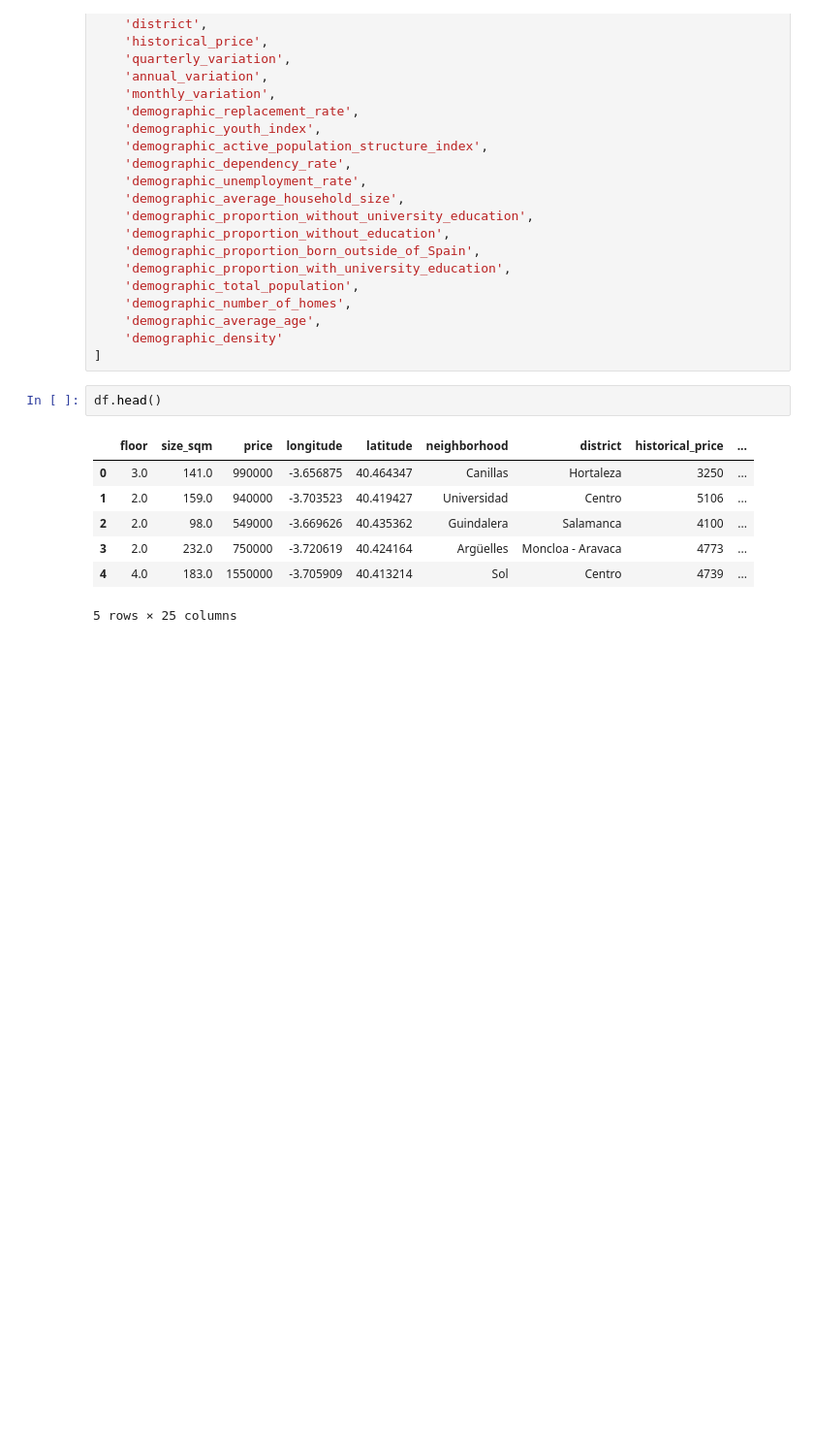
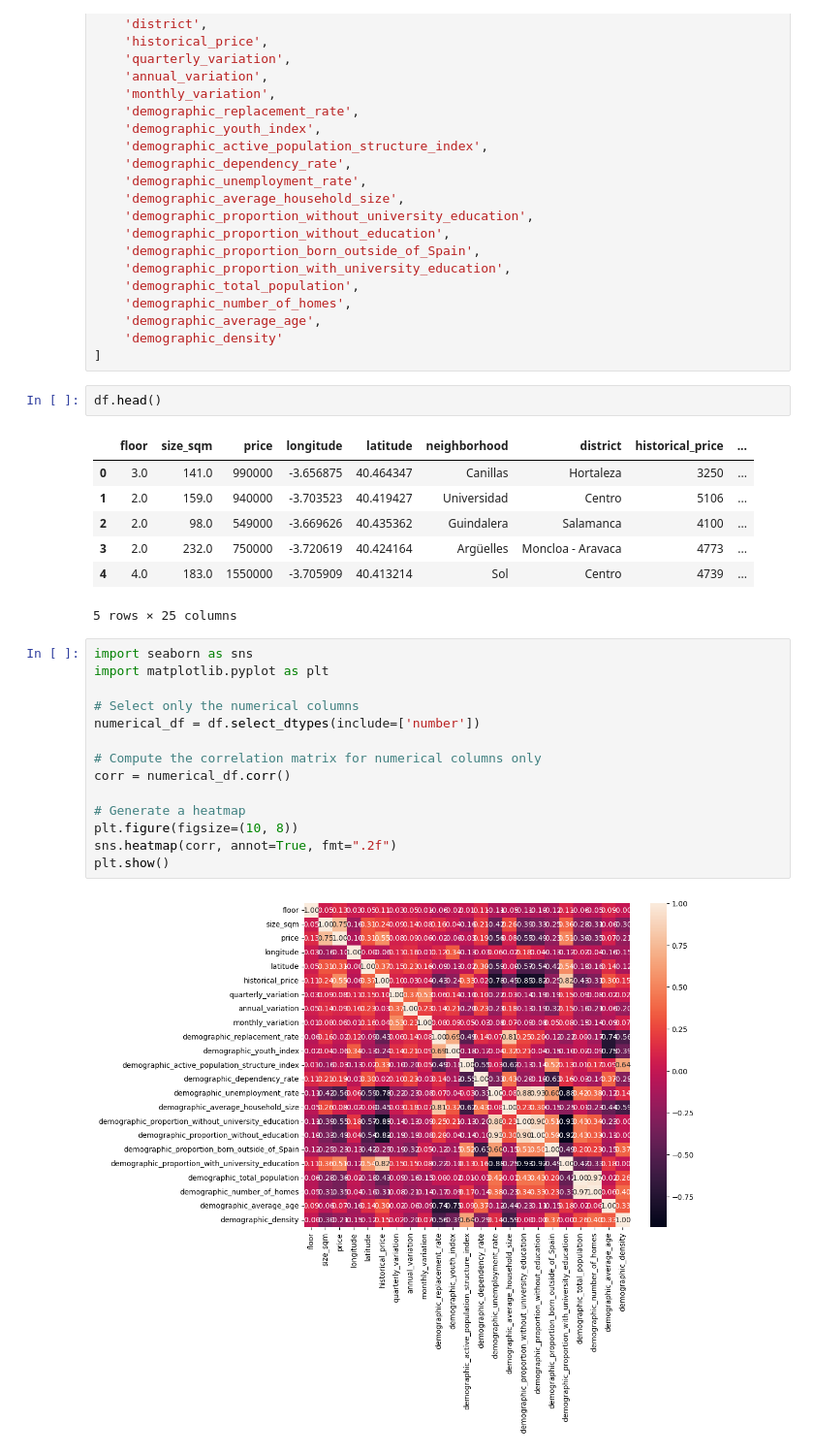
Before and after one commit to adnanbhanji/Madrid-Property-Analysis, a Jupyter notebook: notebooks/eda.ipynb, the cells around one changed output. Shown: that part at 97% size. Saved outputs shown, nothing was run; the diff lists cells and outputs as text; blank space fills up the shorter version.

```diff
--- a/notebooks/eda.ipynb
+++ b/notebooks/eda.ipynb
@@ -397,3 +397,19 @@ df.head()
 | 3 | 2.0 | 232.0 | 750000 | -3.720619 | 40.424164 | Argüelles | Moncloa - Aravaca | 4773 | ... |
 | 4 | 4.0 | 183.0 | 1550000 | -3.705909 | 40.413214 | Sol | Centro | 4739 | ... |
 5 rows × 25 columns
+# %%
+import seaborn as sns
+import matplotlib.pyplot as plt
+
+# Select only the numerical columns
+numerical_df = df.select_dtypes(include=['number'])
+
+# Compute the correlation matrix for numerical columns only
+corr = numerical_df.corr()
+
+# Generate a heatmap
+plt.figure(figsize=(10, 8))
+sns.heatmap(corr, annot=True, fmt=".2f")
+plt.show()
+# %% [output]
+[figure, added]
```
Also changed, not shown: 1 other file.
